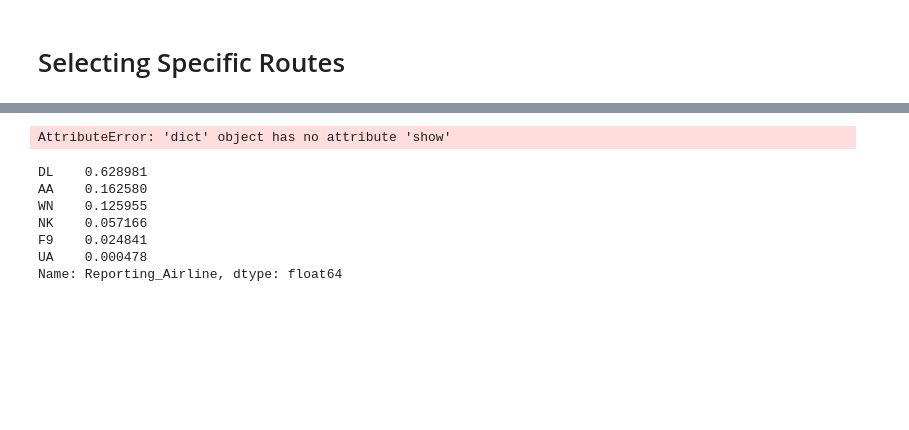
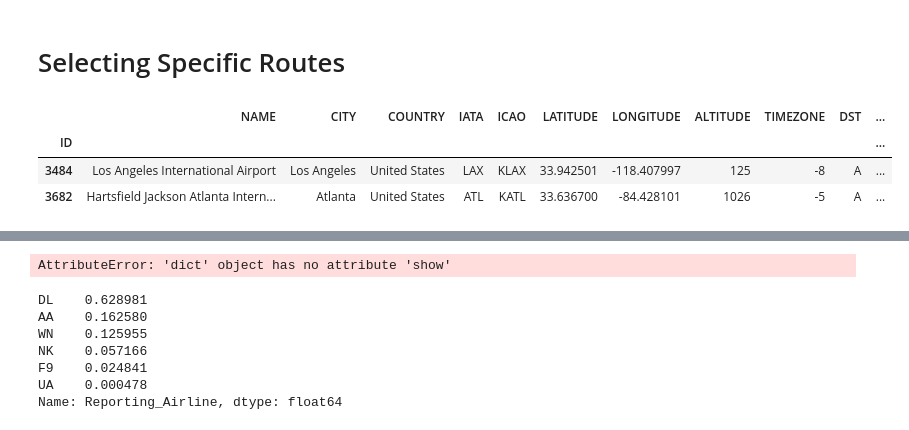
Before and after one commit to ricardozacarias/flight-delays, a Jupyter notebook: flights-eda.ipynb, the cells around one changed output, grey strips where cells are left out. Drawn from its saved outputs; the diff is of its cells as text; code cells hidden in the pictures; blank space fills up the shorter version.

```diff
--- a/flights-eda.ipynb
+++ b/flights-eda.ipynb
@@ -487,7 +487,14 @@ destination = 'ATL'
 flight_time = 12
 
 selection = flights[(flights.Origin == origin) & (flights.Dest == destination)]
-route = airports_ds[(airports_ds['IATA'] == origin) | (airports_ds['IATA'] == destination)][['LONGITUDE','LATITUDE','NAME','IATA']]
+route = airports_ds[(airports_ds['IATA'] == origin) | (airports_ds['IATA'] == destination)]
+# %%
+route
+# %% [output]
+|  | NAME | CITY | COUNTRY | IATA | ICAO | LATITUDE | LONGITUDE | ALTITUDE | TIMEZONE | DST | ... |
+| ID |  |  |  |  |  |  |  |  |  |  | ... |
+| 3484 | Los Angeles International Airport | Los Angeles | United States | LAX | KLAX | 33.942501 | -118.407997 | 125 | -8 | A | ... |
+| 3682 | Hartsfield Jackson Atlanta Intern... | Atlanta | United States | ATL | KATL | 33.636700 | -84.428101 | 1026 | -5 | A | ... |
 # %%
 # Plot Route
 # %%
```
Also changed, not shown: parts of 2 cells of this notebook, 1 other file.
